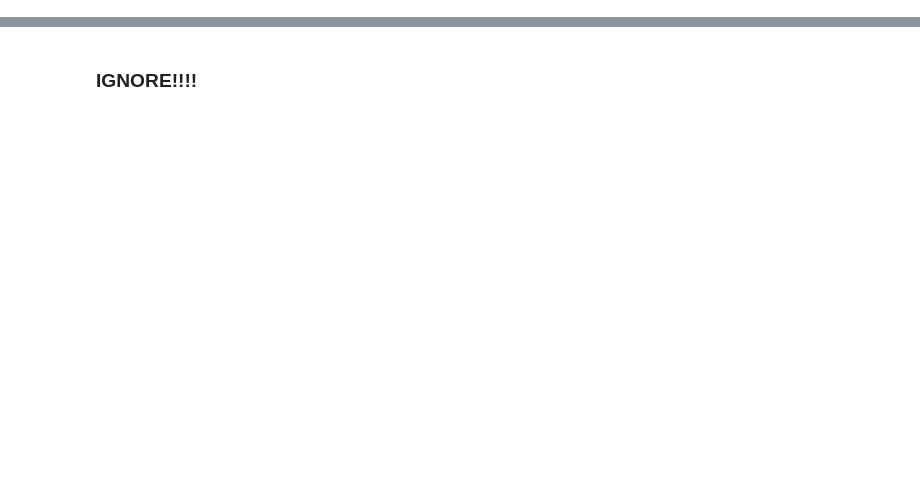
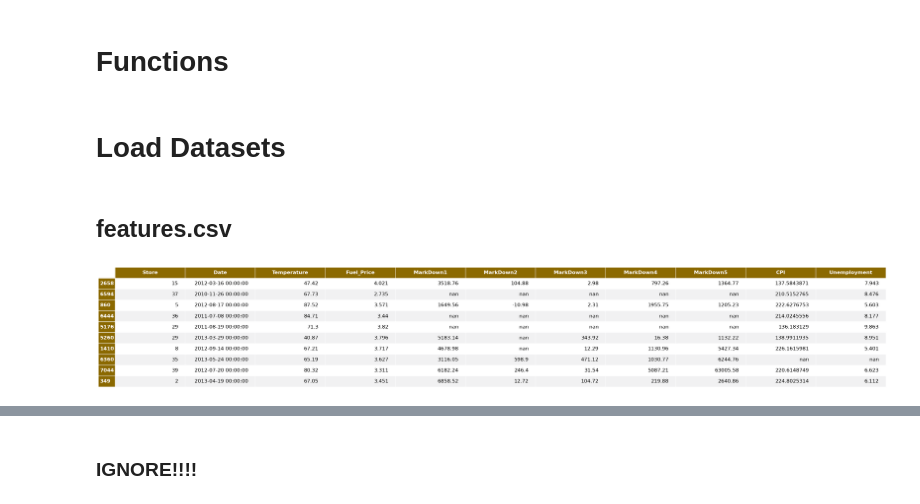
Before and after one commit to SeriousLee20/Walmart-Sales-Clean-Data, a Jupyter notebook: clean.ipynb, the cells around one changed output, grey strips where cells are left out. Drawn from its saved outputs; the diff is of its cells as text; code cells hidden in the pictures; blank space fills up the shorter version.

Commit message:
Clean data

```diff
--- a/clean.ipynb
+++ b/clean.ipynb
@@ -258,0 +18,51 @@ merged_df.to_csv('cleaned_file.csv')
+# %% [markdown]
+# Functions
+# %%
+# render dataframe as table figure
+def render_mpl_table(data, col_width=3.0, row_height=0.625, font_size=15,
+                     header_color='#8B6900', row_colors=['#f1f1f2', 'w'], edge_color='w',
+                     bbox=[0, 0, 1, 1], header_columns=0,
+                     ax=None, **kwargs):
+    if ax is None:
+        size = (np.array(data.shape[::-1]) + np.array([0, 1])) * np.array([col_width, row_height])
+        fig, ax = plt.subplots(figsize=size)
+        ax.axis('off')
+    mpl_table = ax.table(cellText=data.values, bbox=bbox, colLabels=data.columns, **kwargs, rowLabels=data.index)
+    # mpl_table = ax.table(cellText=data.values, bbox=bbox, colLabels=data.columns, **kwargs)
+    mpl_table.auto_set_font_size(False)
+    mpl_table.set_fontsize(font_size)
+
+    for k, cell in mpl_table._cells.items():
+        cell.set_edgecolor(edge_color)
+        if k[0] == 0 or k[1] < header_columns:
+            cell.set_text_props(weight='bold', color='w')
+            cell.set_facecolor(header_color)
+        else:
+            cell.set_facecolor(row_colors[k[0]%len(row_colors) ])
+    return ax.get_figure(), ax
+
+# Get summary tsble of dataframe
+def get_df_summary(df):
+    print(f'Data Shape: {df.shape}')
+    df_desc = pd.DataFrame(df.describe(include='all')).transpose()
+    summary = pd.DataFrame(df.dtypes, columns=['Data Types'])
+    summary['NA Count'] = df.isnull().sum()
+    summary['NA %'] = df.isnull().sum() / len(df) * 100
+    summary['Unique Values'] = df.nunique()
+    summary['Min'] = df_desc['min'].values
+    summary['Max'] = df_desc['max'].values
+    summary['Mean'] = df_desc['mean'].values
+    summary['Skewness'] = df.skew(numeric_only=True)
+    summary.index.name = 'Columns'
+    return summary
+# %% [markdown]
+# Load Datasets
+# %% [markdown]
+## features.csv
+# %%
+feat_df = pd.read_csv('features.csv', parse_dates=['Date']).drop(columns=['IsHoliday'])
+# feat_df = pd.read_csv('FeaturesDataset.csv', parse_dates=['Date']).drop(columns=['IsHoliday'])
+feat_df.head()
+fig,ax = render_mpl_table(feat_df.sample(10), header_columns=0, col_width=4.0, font_size=16)
+# %% [output]
+[figure, added]
```
Also changed, not shown: parts of 74 cells of this notebook, 11 other files.
